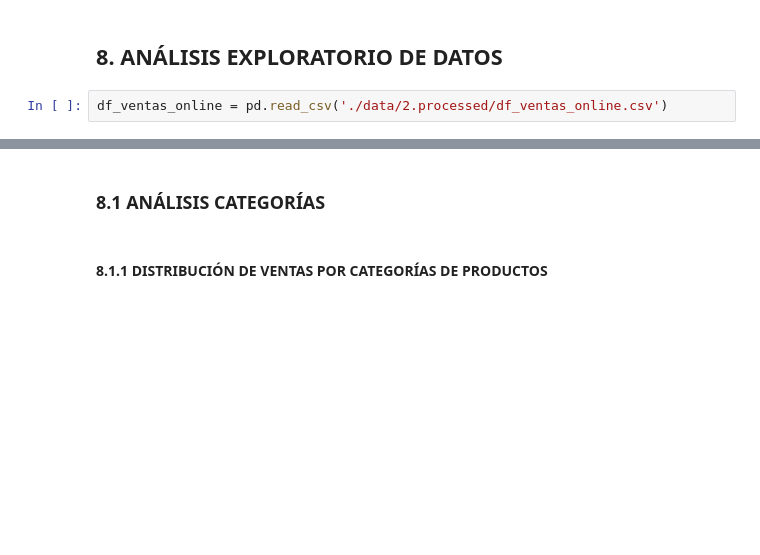
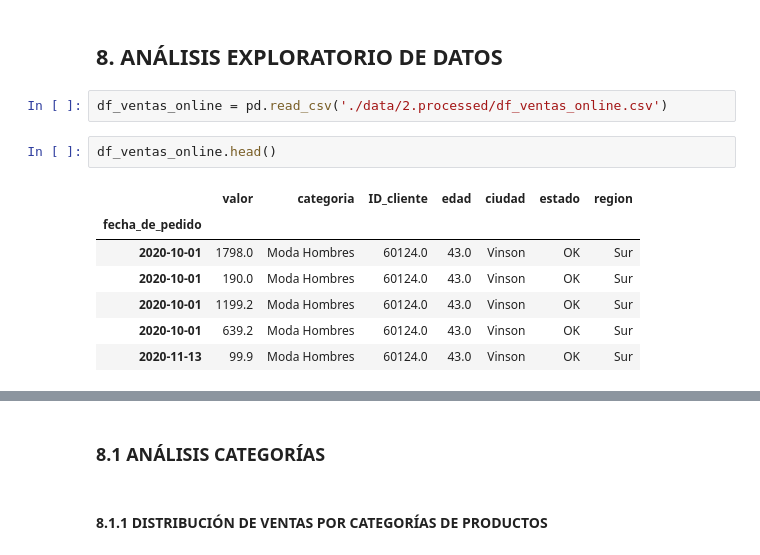
Before and after one commit to XimenaPO/EDA_Online_Sales_USA, a Jupyter notebook: src/EDA_Ventas_Online_USA.ipynb, the cells around one changed output, grey strips where cells are left out. Cells and saved outputs as stored; diff of their text form; blank space fills up the shorter version.

```diff
--- a/src/EDA_Ventas_Online_USA.ipynb
+++ b/src/EDA_Ventas_Online_USA.ipynb
@@ -330,3 +354,13 @@ df_costos.to_csv('./data/2.processed/df_costos_estados.csv')
 ## 8. ANÁLISIS EXPLORATORIO DE DATOS
 # %%
 df_ventas_online = pd.read_csv('./data/2.processed/df_ventas_online.csv')
+# %%
+df_ventas_online.head()
+# %% [output]
+|  | valor | categoria | ID_cliente | edad | ciudad | estado | region |
+| fecha_de_pedido |  |  |  |  |  |  |  |
+| 2020-10-01 | 1798.0 | Moda Hombres | 60124.0 | 43.0 | Vinson | OK | Sur |
+| 2020-10-01 | 190.0 | Moda Hombres | 60124.0 | 43.0 | Vinson | OK | Sur |
+| 2020-10-01 | 1199.2 | Moda Hombres | 60124.0 | 43.0 | Vinson | OK | Sur |
+| 2020-10-01 | 639.2 | Moda Hombres | 60124.0 | 43.0 | Vinson | OK | Sur |
+| 2020-11-13 | 99.9 | Moda Hombres | 60124.0 | 43.0 | Vinson | OK | Sur |
```
Also changed, not shown: parts of 16 cells of this notebook, 25 other files.
